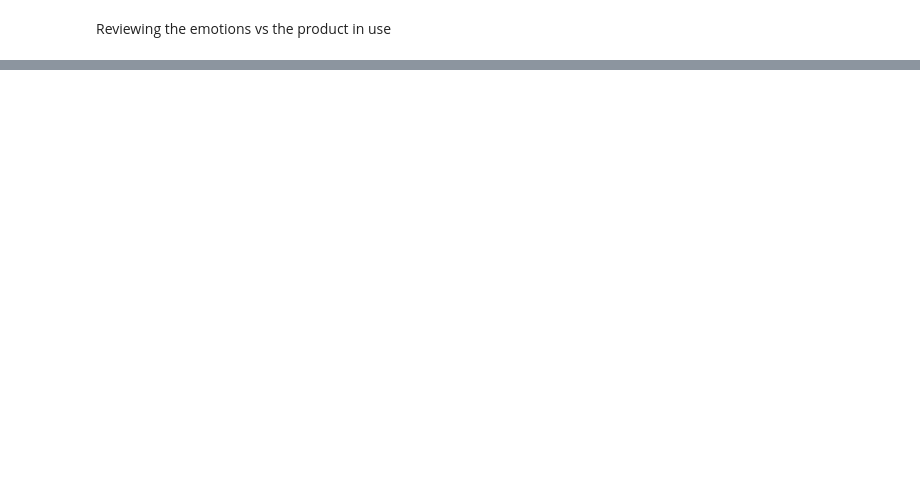
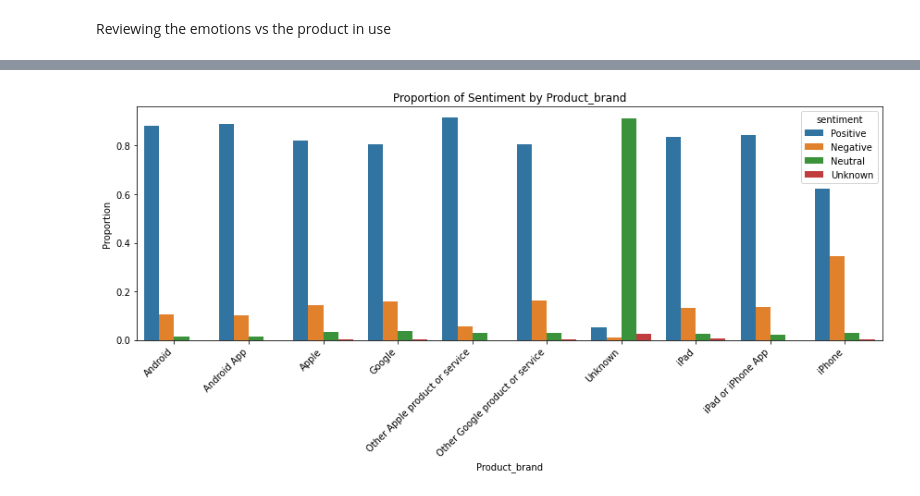
Before and after one commit to KImondorose/Deciphering-the-Public-Opinion-on-Apple, a Jupyter notebook: work_in_progress/kirui.ipynb, the cells around one changed output, grey strips where cells are left out. Cells and saved outputs as stored; diff of their text form; code cells hidden in the pictures; blank space fills up the shorter version.

```diff
--- a/work_in_progress/kirui.ipynb
+++ b/work_in_progress/kirui.ipynb
@@ -88,0 +323,22 @@ Text(0.5, 1.0, 'Emotions Vs Product_brand')
+# %%
+# Grouping by 'product_brand' and calculating normalized value counts for 'Sentiment'
+grouped_data2 = data.groupby(['product_brand'])['sentiment'].value_counts(normalize=True)
+
+# Convert the grouped data into a DataFrame for easier plotting
+grouped_data2 = grouped_data2.reset_index(name='Proportion')
+
+# Plotting the data using seaborn's barplot for better visualization
+plt.figure(figsize=(12, 6))
+sns.barplot(x='product_brand', y='Proportion', hue='sentiment', data=grouped_data2)
+
+# Adding labels and title
+plt.xlabel('Product_brand')
+plt.ylabel('Proportion')
+plt.title('Proportion of Sentiment by Product_brand')
+plt.xticks(rotation=45, ha='right')
+
+# Show plot
+plt.tight_layout()
+plt.show()
+# %% [output]
+[figure, added]
```
Also changed, not shown: parts of 58 cells of this notebook.
